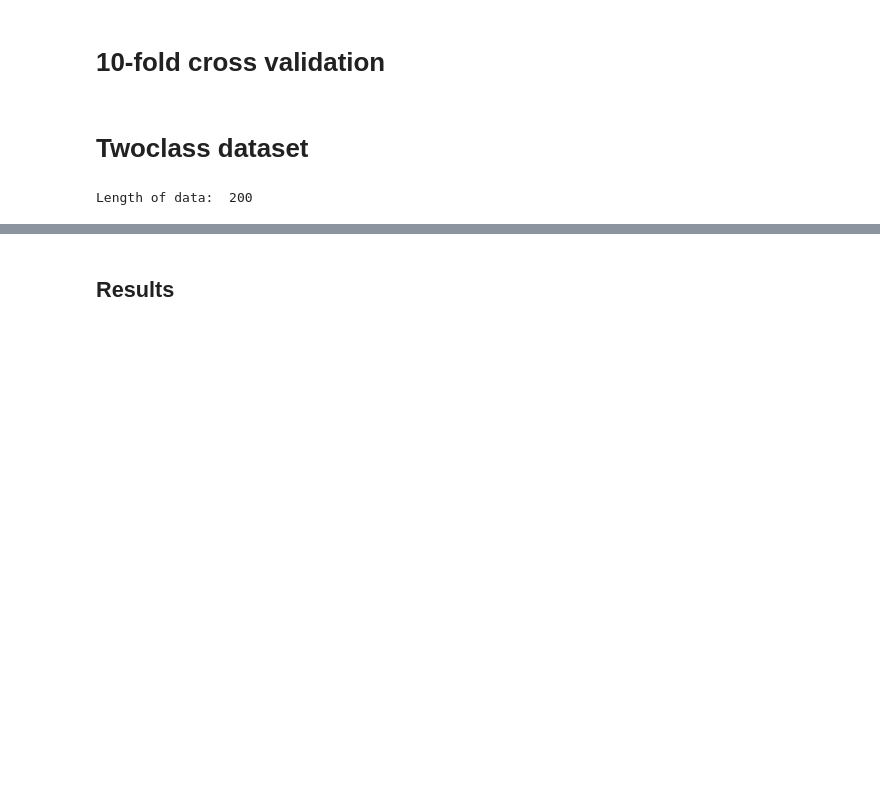
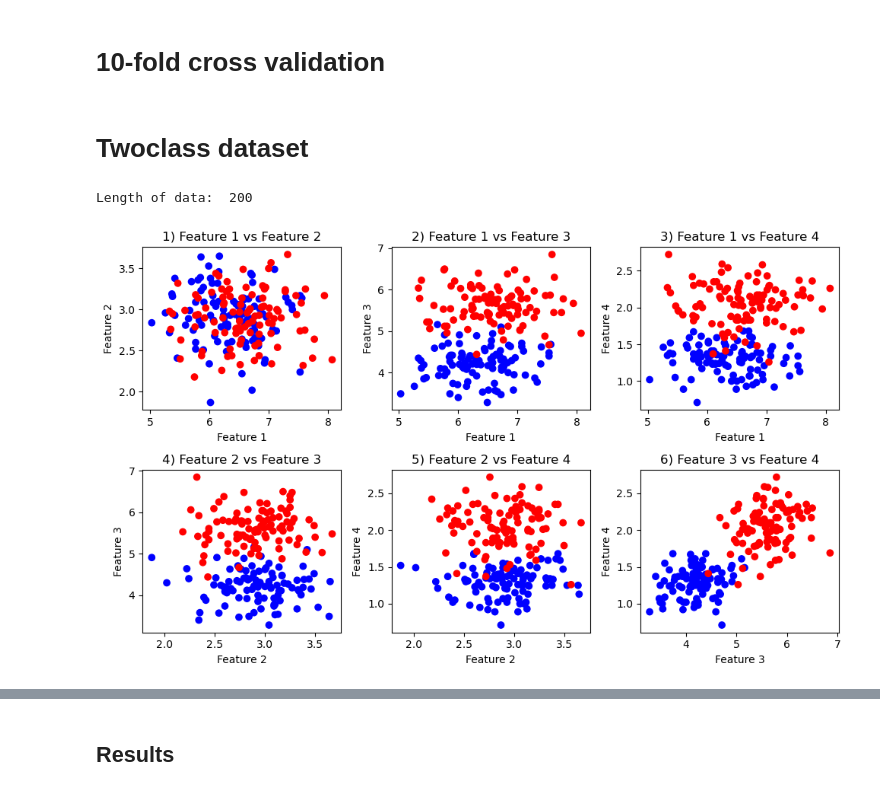
Before and after one commit to pkhamchuai/PatRecG, a Jupyter notebook: Program-HW2/HW-2-1.ipynb, the cells around one changed output, grey strips where cells are left out. Drawn from its saved outputs; the diff is of its cells as text; code cells hidden in the pictures; blank space fills up the shorter version.

```diff
--- a/Program-HW2/HW-2-1.ipynb
+++ b/Program-HW2/HW-2-1.ipynb
@@ -258,3 +258,27 @@ for i in range(0, len(data), 5):
 print("Length of data: ", len(data_processed))
 # %% [output]
 Length of data:  200
+# %%
+# make subplots of scatter plot of data with class labels for all pairs of features
+# 1 vs 2, 1 vs 3, 1 vs 4, 2 vs 3, 2 vs 4, 3 vs 4
+# 6 subplots in total
+# use 2 for loops to plot
+
+# plot the data
+plt.figure(figsize=(10, 6))
+# plt.suptitle("Scatter plot of data with class labels")
+count = 1
+for i in range(0, 4):
+    for j in range(i+1, 4):
+        plt.subplot(2, 3, count)
+        plt.title(f"{count}) Feature {i+1} vs Feature {j+1}")
+        plt.xlabel(f"Feature {i+1}")
+        plt.ylabel(f"Feature {j+1}")
+        plt.scatter([sample[i] for sample in data_processed], [sample[j] for sample in data_processed], \
+                    c=[sample[-1] for sample in data_processed], cmap="bwr")
+
+        count += 1
+
+plt.tight_layout()
+# %% [output]
+[figure, added]
```
Also changed, not shown: parts of 8 cells of this notebook.
